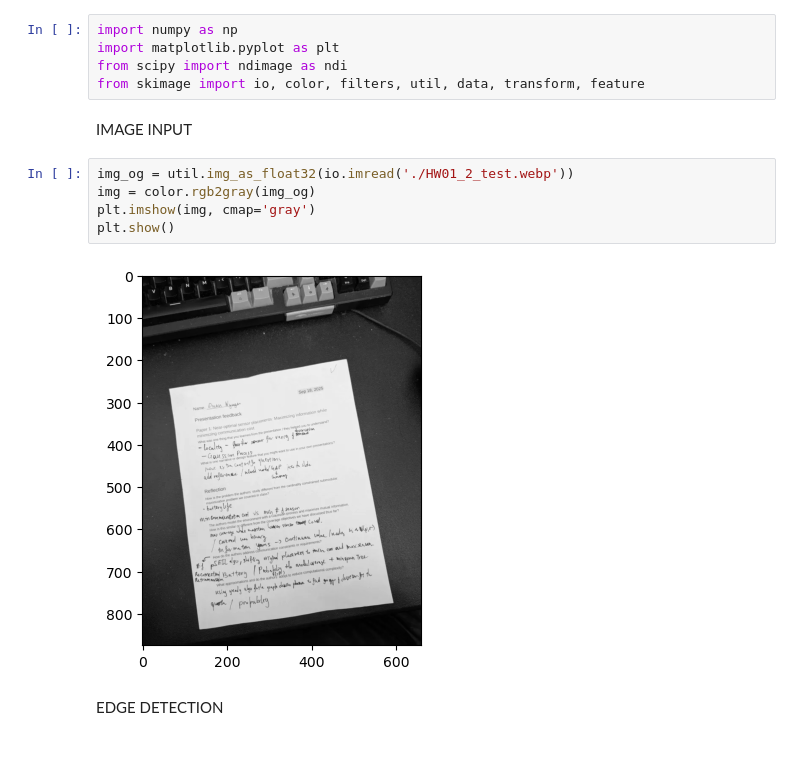
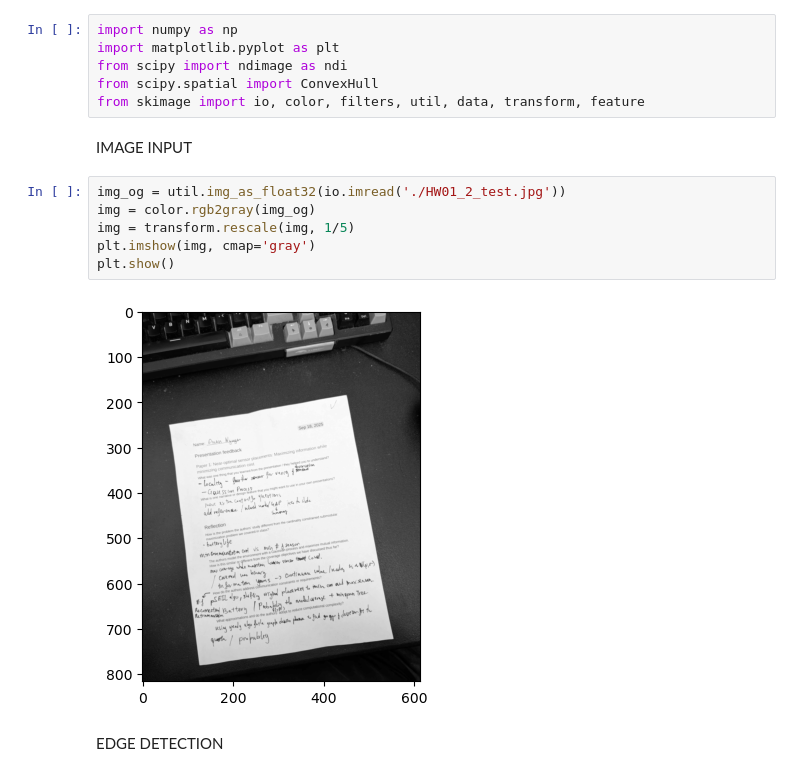
Before and after one commit to BA2183/cv, a Jupyter notebook: assignments_Duan/HW01_2.ipynb, the cells around one changed output. Saved outputs shown, nothing was run; the diff lists cells and outputs as text.

```diff
--- a/assignments_Duan/HW01_2.ipynb
+++ b/assignments_Duan/HW01_2.ipynb
@@ -2,16 +2,18 @@
 import numpy as np
 import matplotlib.pyplot as plt
 from scipy import ndimage as ndi
+from scipy.spatial import ConvexHull
 from skimage import io, color, filters, util, data, transform, feature
 # %% [markdown]
 IMAGE INPUT
 # %%
-img_og = util.img_as_float32(io.imread('./HW01_2_test.webp'))
+img_og = util.img_as_float32(io.imread('./HW01_2_test.jpg'))
 img = color.rgb2gray(img_og)
+img = transform.rescale(img, 1/5)
 plt.imshow(img, cmap='gray')
 plt.show()
 # %% [output]
-[figure, old version]
+[figure, new version]
 # %% [markdown]
 EDGE DETECTION
 # %%
```
Also changed, not shown: parts of 10 cells of this notebook, 1 other file.
